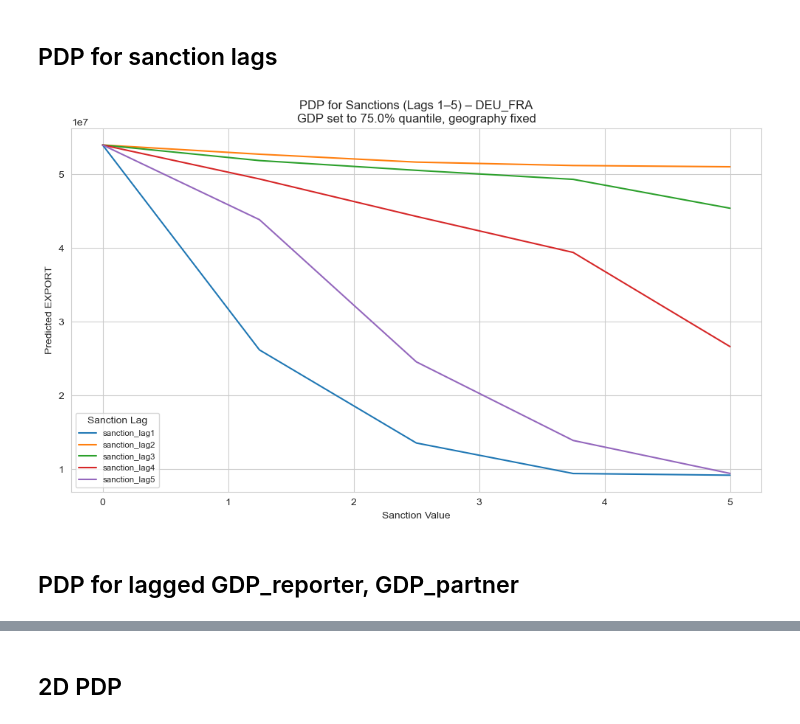
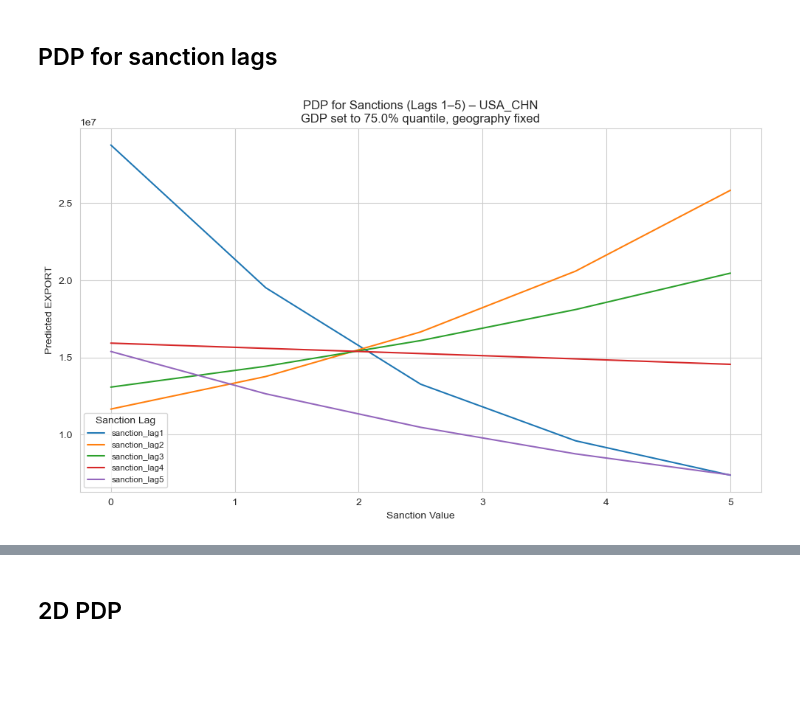
Before and after one commit to Freyness-gd/trade_under_pressure_thesis, a Jupyter notebook: src/prediction/tc_shap.ipynb, the cells around one changed output, grey strips where cells are left out. Cells and saved outputs as stored; diff of their text form; code cells hidden in the pictures; blank space fills up the shorter version.

```diff
--- a/src/prediction/tc_shap.ipynb
+++ b/src/prediction/tc_shap.ipynb
@@ -228,8 +227,12 @@ top_dyads = [
   "USA_CAN", "CAN_USA",
   "DEU_CHN", "CHN_DEU",
   "USA_DEU", "DEU_USA",
-  "DEU_FRA", "FRA_DEU",
-  "FRA_CHN", "CHN_FRA",
+  "USA_MEX", "MEX_USA",
+  "AUS_CHN", "CHN_AUS",
+  "USA_JPN", "JPN_USA",
+  "DEU_JPN", "JPN_DEU",
+  "USA_AUS", "AUS_USA",
+  "DEU_RUS", "RUS_DEU",
 ]
 
 # Prepare model
@@ -300,7 +303,12 @@ reciprocal_pairs = [
   ("USA_CAN", "CAN_USA"),
   ("DEU_CHN", "CHN_DEU"),
   ("USA_DEU", "DEU_USA"),
-  ("DEU_FRA", "FRA_DEU"),
+  ("USA_MEX", "MEX_USA"),
+  ("AUS_CHN", "CHN_AUS"),
+  ("USA_JPN", "JPN_USA"),
+  ("DEU_JPN", "JPN_DEU"),
+  ("USA_AUS", "AUS_USA"),
+  ("DEU_RUS", "RUS_DEU"),
 ]
 
 avg_tc_shap_per_dyad = { }
@@ -410,7 +423,7 @@ plt.show()
 # %% [markdown]
 ## PDP for sanction lags
 # %%
-DYAD_NAME = "DEU_FRA"
+DYAD_NAME = "USA_CHN"
 GDP_QUANTILE = 0.75
 
 # Check if all geo features remain the same across the rows (sanity check)
@@ -454,9 +463,6 @@ for i in range(len(dataset)):
     break
 # %%
-# ------------------------------
-# 3. Generate PDP data
-# ------------------------------
-model = models["LSTM"]
+model = models["GRU"]
 model.eval()
 model.to(device)
 
@@ -471,36 +477,31 @@ for lag_feat in SANCTION_FEATURE_LAGS:
   lag_values = torch.linspace(min_val, max_val, 5).to(device)
 
   X_varied = X_fixed.repeat(len(lag_values), 1)
   X_varied[:, feat_idx] = lag_values
 
   X_seq = X_varied.unsqueeze(1).to(device)
   dyads = torch.full((len(lag_values),), dyad_idx_value, dtype=torch.long).to(device)
 
   with torch.no_grad():
     preds = model(X_seq, dyads).squeeze().cpu().numpy()
 
   preds = preds * std_export + median_export
 
   pdp_records.extend([
     { "sanction_lag": lag_feat, "value": v.item(), "prediction": p }
     for v, p in zip(lag_values.cpu(), preds)
   ])
 
-# ------------------------------
-# 4. Plot with seaborn
-# ------------------------------
 pdp_df = pd.DataFrame(pdp_records)
 
 plt.figure(figsize=(10, 6))
 sns.lineplot(data=pdp_df, x="value", y="prediction", hue="sanction_lag", palette="tab10")
 plt.xlabel("Sanction Value")
 plt.ylabel("Predicted EXPORT")
 plt.title(f"PDP for Sanctions (Lags 1–5) – {DYAD_NAME}\nGDP set to {GDP_QUANTILE * 100}% quantile, geography fixed")
 plt.grid(True)
 plt.legend(title="Sanction Lag", fontsize="small")
 plt.tight_layout()
 plt.show()
 # %% [output]
-[figure, old version]
+[figure, new version]
-# %% [markdown]
-## PDP for lagged GDP_reporter, GDP_partner
```
Also changed, not shown: parts of 16 cells of this notebook, 4 other files.
